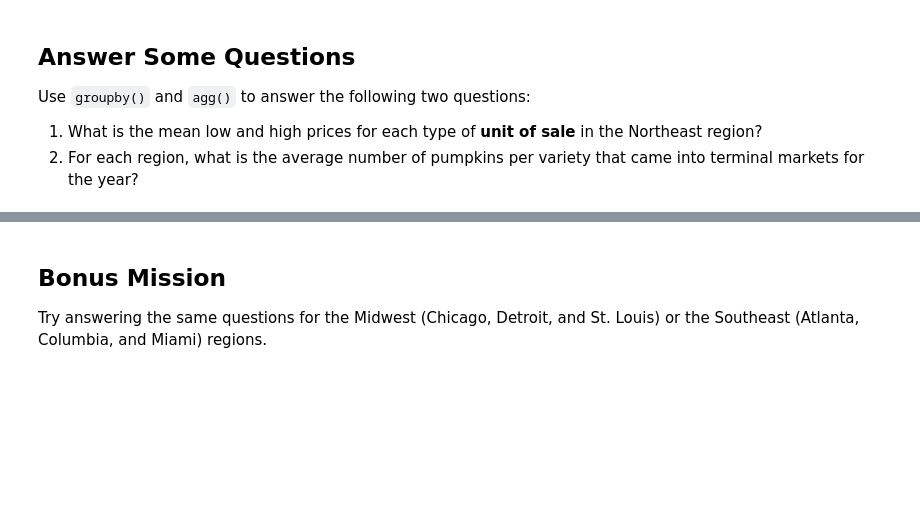
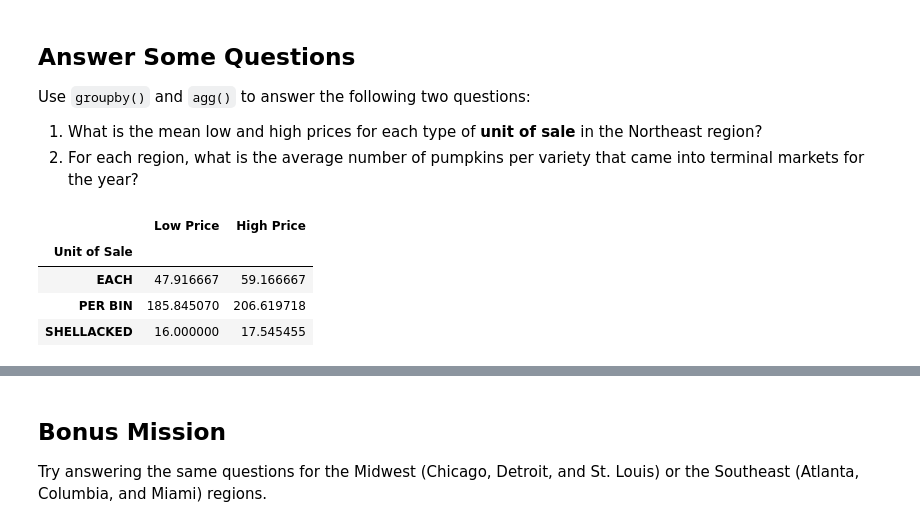
Before and after one commit to SeshasreeB/data-analysis-projects, a Jupyter notebook: data-manipulation/studio/data-manipulation-studio/data-manipulation-studio.ipynb, the cells around one changed output, grey strips where cells are left out. Saved outputs shown, nothing was run; the diff lists cells and outputs as text; code cells hidden in the pictures; blank space fills up the shorter version.

```diff
--- a/data-manipulation/studio/data-manipulation-studio/data-manipulation-studio.ipynb
+++ b/data-manipulation/studio/data-manipulation-studio/data-manipulation-studio.ipynb
@@ -61,5 +142,13 @@ Use `groupby()` and `agg()` to answer the following two questions:
 2. For each region, what is the average number of pumpkins per variety that came into terminal markets for the year?
 # %%
 # Put your code here to find the mean low and high prices in the Northeast region for each type of unit of sale.
+northeast_gp = northeast.groupby("Unit of Sale")[["Low Price", "High Price"]]
+northeast_gp.agg("mean")
+# %% [output]
+|  | Low Price | High Price |
+| Unit of Sale |  |  |
+| EACH | 47.916667 | 59.166667 |
+| PER BIN | 185.845070 | 206.619718 |
+| SHELLACKED | 16.000000 | 17.545455 |
 # %%
 # Put your code here to find the average number of pumpkins coming into terminal markets of each variety.
```
Also changed, not shown: parts of 6 cells of this notebook, 1 other file.
